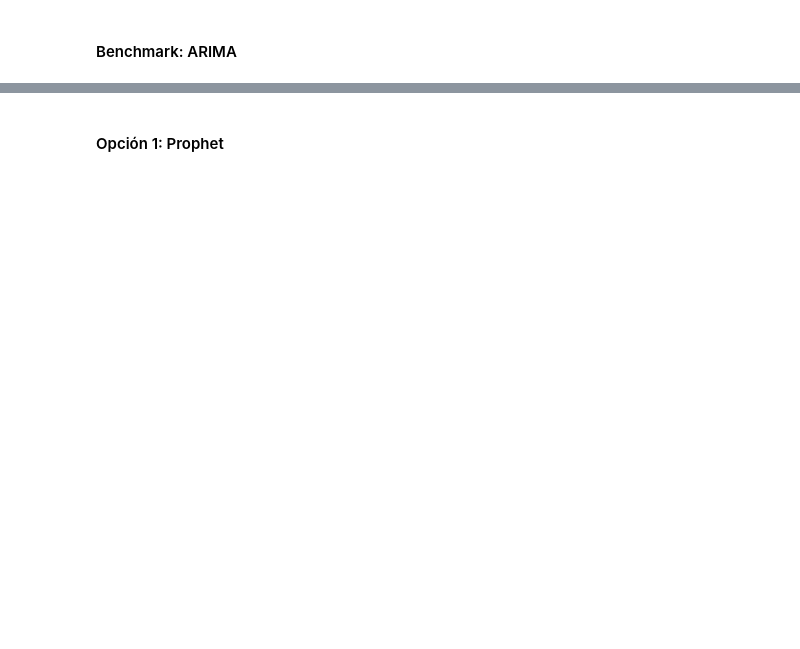
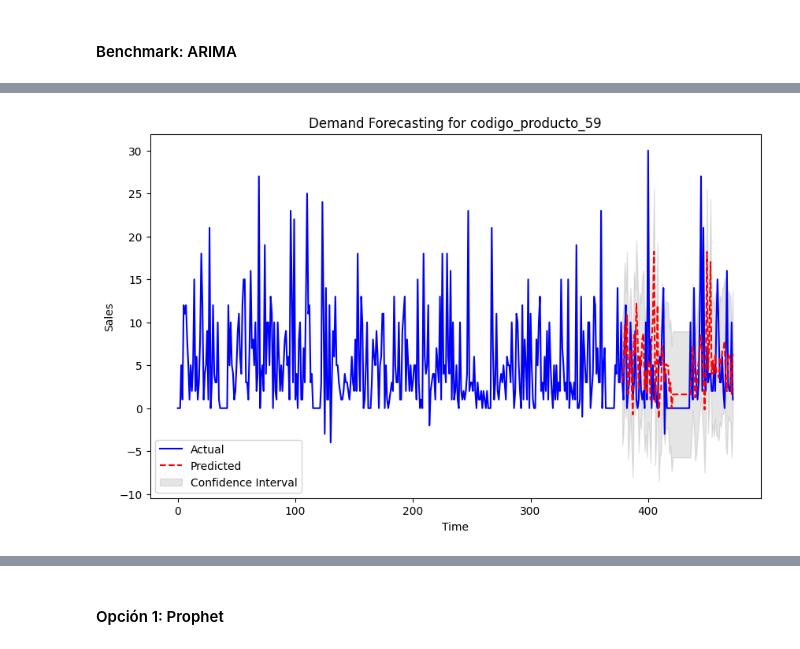
Before and after one commit to juanspadaro/forecasting_for_planning, a Jupyter notebook: forecast_facturapp.ipynb, the cells around one changed output, grey strips where cells are left out. Cells and saved outputs as stored; diff of their text form; code cells hidden in the pictures; blank space fills up the shorter version.

```diff
--- a/forecast_facturapp.ipynb
+++ b/forecast_facturapp.ipynb
@@ -45,0 +419,90 @@ ventas_df.head()
+# %%
+import pandas as pd
+import numpy as np
+import xgboost as xgb
+from sklearn.model_selection import train_test_split, GridSearchCV
+from sklearn.metrics import mean_squared_error
+import matplotlib.pyplot as plt
+
+# Asegúrate de que 'df_arima' esté cargado correctamente con las columnas de los productos específicos
+column_to_forecast = 'codigo_producto_59'
+
+# Crear características de lag para XGBoost
+def create_lag_features(df, lag=3):
+    df_lag = pd.DataFrame()
+    for i in range(1, lag+1):
+        df_lag[f'lag_{i}'] = df.shift(i)
+    df_lag['target'] = df
+    df_lag.dropna(inplace=True)
+    return df_lag
+
+# Crear características de lag
+df_lagged = create_lag_features(df_arima[column_to_forecast], lag=5)
+
+# Separar características y etiquetas
+X = df_lagged.drop('target', axis=1)
+y = df_lagged['target']
+
+# Dividir en conjunto de entrenamiento y prueba
+X_train, X_test, y_train, y_test = train_test_split(X, y, test_size=0.2, shuffle=False)
+
+# Definir los hiperparámetros a optimizar
+param_grid = {
+    'n_estimators': [1000],
+    'max_depth': [7],
+    'learning_rate': [0.1],
+    'subsample': [0.8],
+    'colsample_bytree': [0.8]
+}
+
+# Crear el modelo XGBoost
+xgb_model = xgb.XGBRegressor(objective='reg:squarederror')
+
+# Configurar Grid Search con validación cruzada
+grid_search = GridSearchCV(estimator=xgb_model, param_grid=param_grid,
+                           scoring='neg_mean_squared_error', cv=5, verbose=1)
+
+# Entrenar el modelo con la búsqueda de hiperparámetros
+grid_search.fit(X_train, y_train)
+
+# Mejor combinación de hiperparámetros
+best_params = grid_search.best_params_
+print(f"Mejores hiperparámetros: {best_params}")
+
+# Entrenar el modelo final con los mejores hiperparámetros
+best_model = grid_search.best_estimator_
+
+# Hacer predicciones
+y_pred = best_model.predict(X_test)
+
+# Evaluar el modelo
+mse = mean_squared_error(y_test, y_pred)
+print(f'Mean Squared Error: {mse}')
+
+# Crear un DataFrame para comparar los valores reales y predichos
+df_forecast = pd.DataFrame({
+    'actual': y_test,
+    'predicted': y_pred
+})
+
+# Combinar los datos históricos con las predicciones
+full_series = pd.concat([y_train, y_test])
+full_pred_series = pd.concat([pd.Series([np.nan]*len(y_train)), pd.Series(y_pred, index=y_test.index)])
+
+# Graficar los resultados
+plt.figure(figsize=(10, 6))
+plt.plot(full_series.values, label='Actual', color='blue')
+plt.plot(full_pred_series.values, label='Predicted', color='red', linestyle='--')
+plt.fill_between(range(len(full_pred_series)),
+                 full_pred_series - 2 * np.std(y_pred),
+                 full_pred_series + 2 * np.std(y_pred),
+                 color='gray', alpha=0.2, label='Confidence Interval')
+plt.title(f'Demand Forecasting for {column_to_forecast}')
+plt.xlabel('Time')
+plt.ylabel('Sales')
+plt.legend()
+plt.show()
+
+# Mostrar las primeras filas de las predicciones comparadas
+df_forecast.head(20)
+# %% [output]
@@ -45,0 +512 @@ ventas_df.head()
+[figure, added]
```
Also changed, not shown: parts of 24 cells of this notebook, 2 other files.
